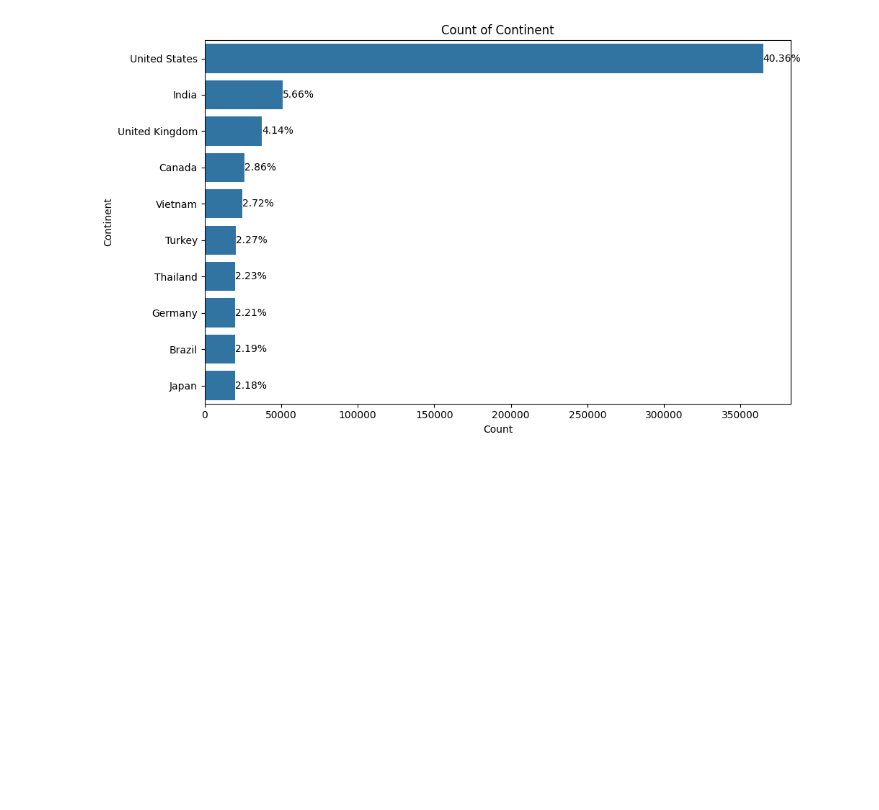
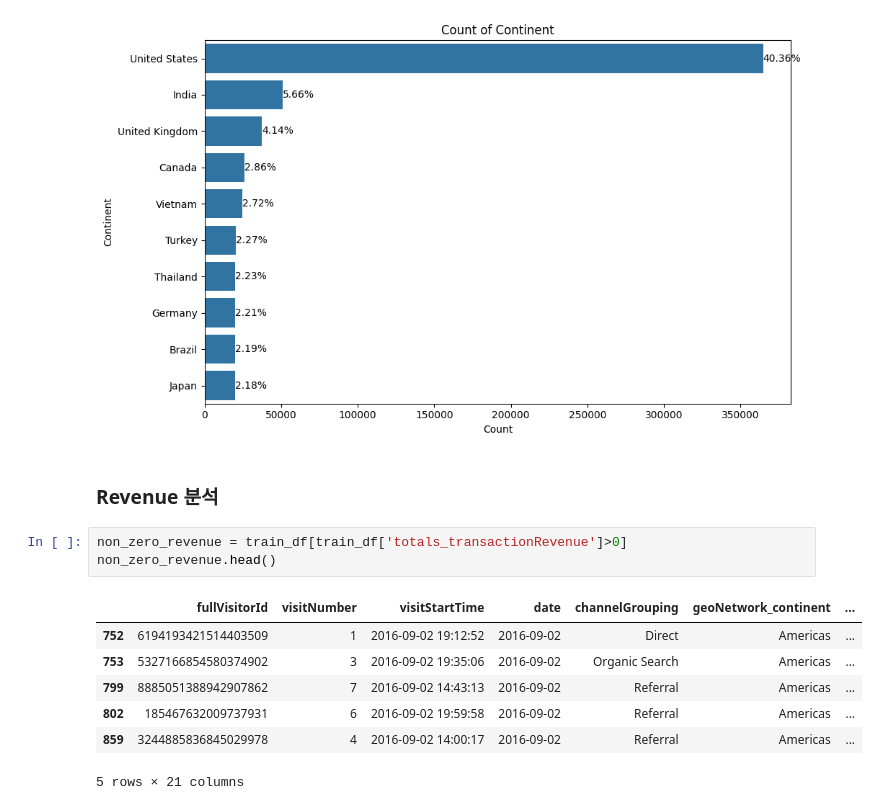
Before and after one commit to DIB-PP/-, a Jupyter notebook: data_Check.ipynb, the cells around one changed output. Saved outputs shown, nothing was run; the diff lists cells and outputs as text; blank space fills up the shorter version.

```diff
--- a/data_Check.ipynb
+++ b/data_Check.ipynb
@@ -639,3 +689,16 @@ plt.tight_layout()
 plt.show()
 # %% [output]
 [figure]
+# %% [markdown]
+### Revenue 분석
+# %%
+non_zero_revenue = train_df[train_df['totals_transactionRevenue']>0]
+non_zero_revenue.head()
+# %% [output]
+|  | fullVisitorId | visitNumber | visitStartTime | date | channelGrouping | geoNetwork_continent | ... |
+| 752 | 6194193421514403509 | 1 | 2016-09-02 19:12:52 | 2016-09-02 | Direct | Americas | ... |
+| 753 | 5327166854580374902 | 3 | 2016-09-02 19:35:06 | 2016-09-02 | Organic Search | Americas | ... |
+| 799 | 8885051388942907862 | 7 | 2016-09-02 14:43:13 | 2016-09-02 | Referral | Americas | ... |
+| 802 | 185467632009737931 | 6 | 2016-09-02 19:59:58 | 2016-09-02 | Referral | Americas | ... |
+| 859 | 3244885836845029978 | 4 | 2016-09-02 14:00:17 | 2016-09-02 | Referral | Americas | ... |
+5 rows × 21 columns
```
Also changed, not shown: parts of 7 cells of this notebook.
